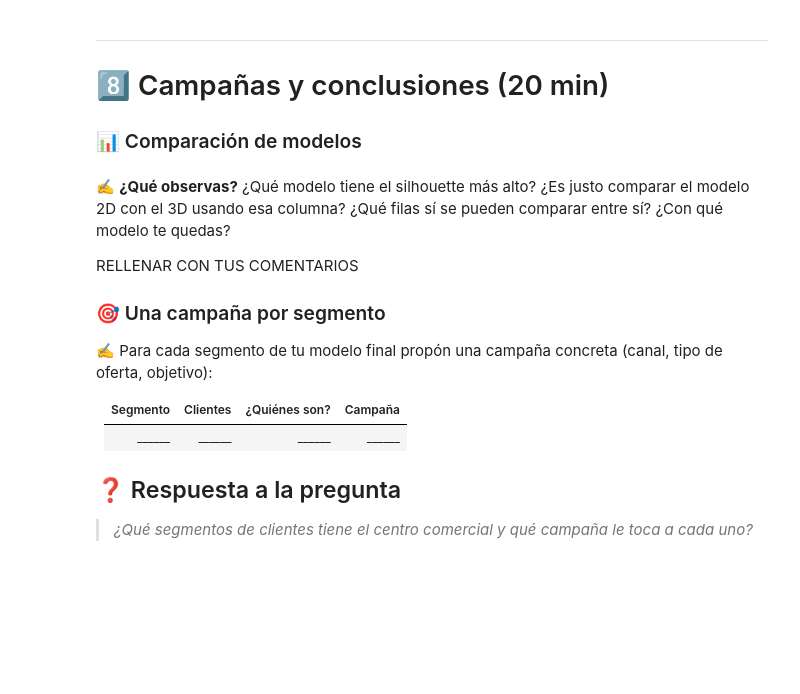
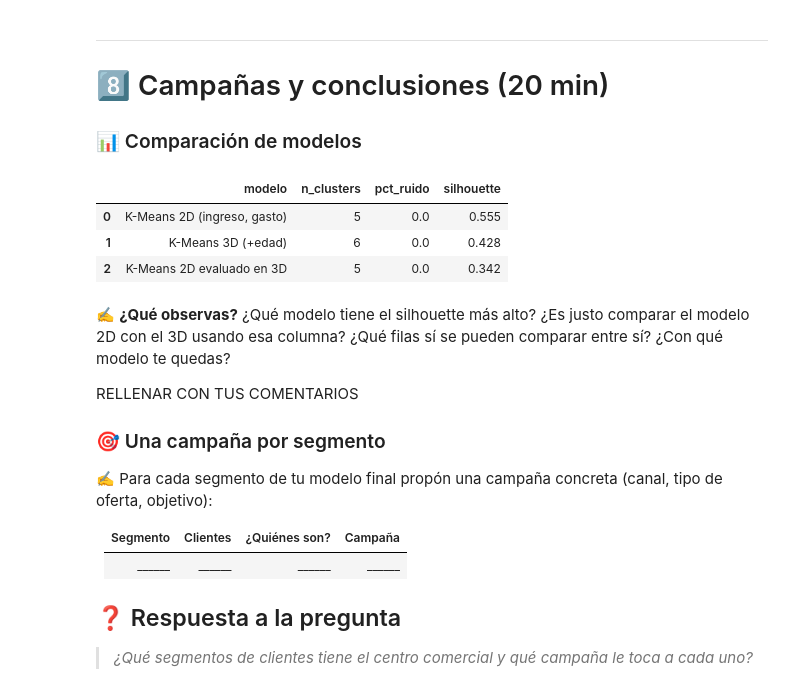
Before and after one commit to karlacardenase/aprendizaje-no-supervisado-student-642054, a Jupyter notebook: 01-kmeans/caso_mall.ipynb, the cells around one changed output. Saved outputs shown, nothing was run; the diff lists cells and outputs as text; code cells hidden in the pictures; blank space fills up the shorter version.

```diff
--- a/01-kmeans/caso_mall.ipynb
+++ b/01-kmeans/caso_mall.ipynb
@@ -757,0 +797,7 @@ RELLENAR CON TUS COMENTARIOS
+# %%
+#Guardar resultados
+
+comparacion.append(
+    evaluar_clustering("K-Means 3D (+edad)", X_3d, labels_3d)
+)
+comparacion
@@ -817,7 +920,13 @@ RELLENAR CON TUS COMENTARIOS
 # %%
 # Tabla comparativa de los modelos
 # Pista: pd.DataFrame(comparacion)
 # ✍️ Tu código aquí
+pd.DataFrame(comparacion)
+# %% [output]
+|  | modelo | n_clusters | pct_ruido | silhouette |
+| 0 | K-Means 2D (ingreso, gasto) | 5 | 0.0 | 0.555 |
+| 1 | K-Means 3D (+edad) | 6 | 0.0 | 0.428 |
+| 2 | K-Means 2D evaluado en 3D | 5 | 0.0 | 0.342 |
 # %% [markdown]
 ✍️ **¿Qué observas?** ¿Qué modelo tiene el silhouette más alto? ¿Es justo comparar el modelo 2D con el 3D usando esa columna? ¿Qué filas sí se pueden comparar entre sí? ¿Con qué modelo te quedas?
 
```
Also changed, not shown: parts of 9 cells of this notebook, 1 other file.
